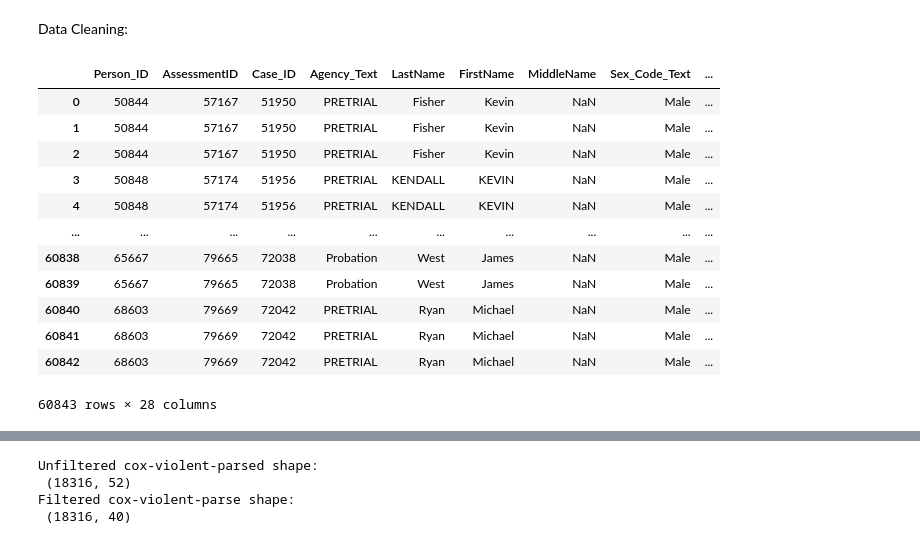
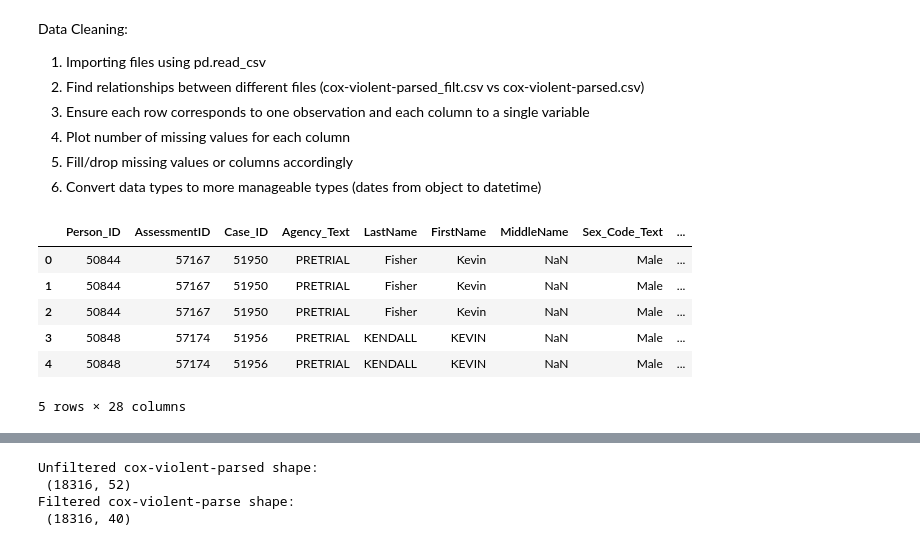
Before and after one commit to bernardoa-uchicago/Data259-Project, a Jupyter notebook: analysis.ipynb, the cells around one changed output, grey strips where cells are left out. Drawn from its saved outputs; the diff is of its cells as text; code cells hidden in the pictures.

```diff
--- a/analysis.ipynb
+++ b/analysis.ipynb
@@ -4,22 +4,22 @@ import numpy as np
 import matplotlib.pyplot as plt
 # %% [markdown]
 Data Cleaning:
+1. Importing files using pd.read_csv
+2. Find relationships between different files (cox-violent-parsed_filt.csv vs cox-violent-parsed.csv)
+3. Ensure each row corresponds to one observation and each column to a single variable
+4. Plot number of missing values for each column
+5. Fill/drop missing values or columns accordingly
+6. Convert data types to more manageable types (dates from object to datetime)
 # %%
 compas_raw = pd.read_csv("compas-scores-raw.csv")
-compas_raw
+compas_raw.head(5)
 # %% [output]
 |  | Person_ID | AssessmentID | Case_ID | Agency_Text | LastName | FirstName | MiddleName | Sex_Code_Text | ... |
 | 0 | 50844 | 57167 | 51950 | PRETRIAL | Fisher | Kevin | NaN | Male | ... |
 | 1 | 50844 | 57167 | 51950 | PRETRIAL | Fisher | Kevin | NaN | Male | ... |
 | 2 | 50844 | 57167 | 51950 | PRETRIAL | Fisher | Kevin | NaN | Male | ... |
 | 3 | 50848 | 57174 | 51956 | PRETRIAL | KENDALL | KEVIN | NaN | Male | ... |
 | 4 | 50848 | 57174 | 51956 | PRETRIAL | KENDALL | KEVIN | NaN | Male | ... |
-| ... | ... | ... | ... | ... | ... | ... | ... | ... | ... |
-| 60838 | 65667 | 79665 | 72038 | Probation | West | James | NaN | Male | ... |
-| 60839 | 65667 | 79665 | 72038 | Probation | West | James | NaN | Male | ... |
-| 60840 | 68603 | 79669 | 72042 | PRETRIAL | Ryan | Michael | NaN | Male | ... |
-| 60841 | 68603 | 79669 | 72042 | PRETRIAL | Ryan | Michael | NaN | Male | ... |
-| 60842 | 68603 | 79669 | 72042 | PRETRIAL | Ryan | Michael | NaN | Male | ... |
-60843 rows × 28 columns
+5 rows × 28 columns
 # %%
 cox_filtered = pd.read_csv("cox-violent-parsed_filt.csv")
```
Also changed, not shown: parts of 5 cells of this notebook.
